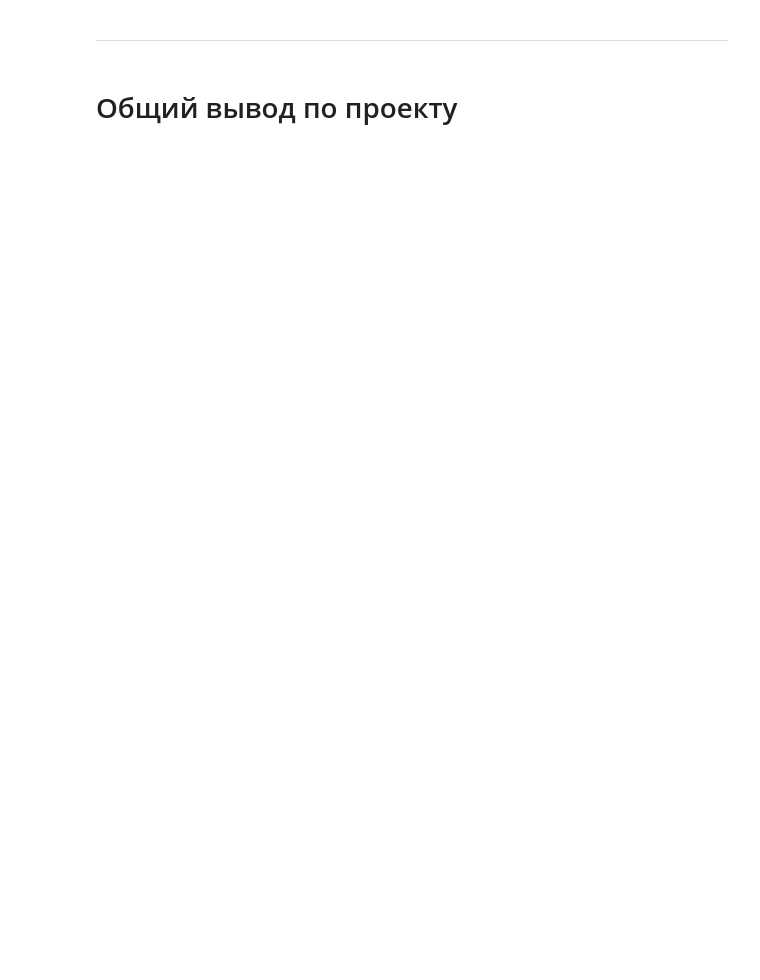
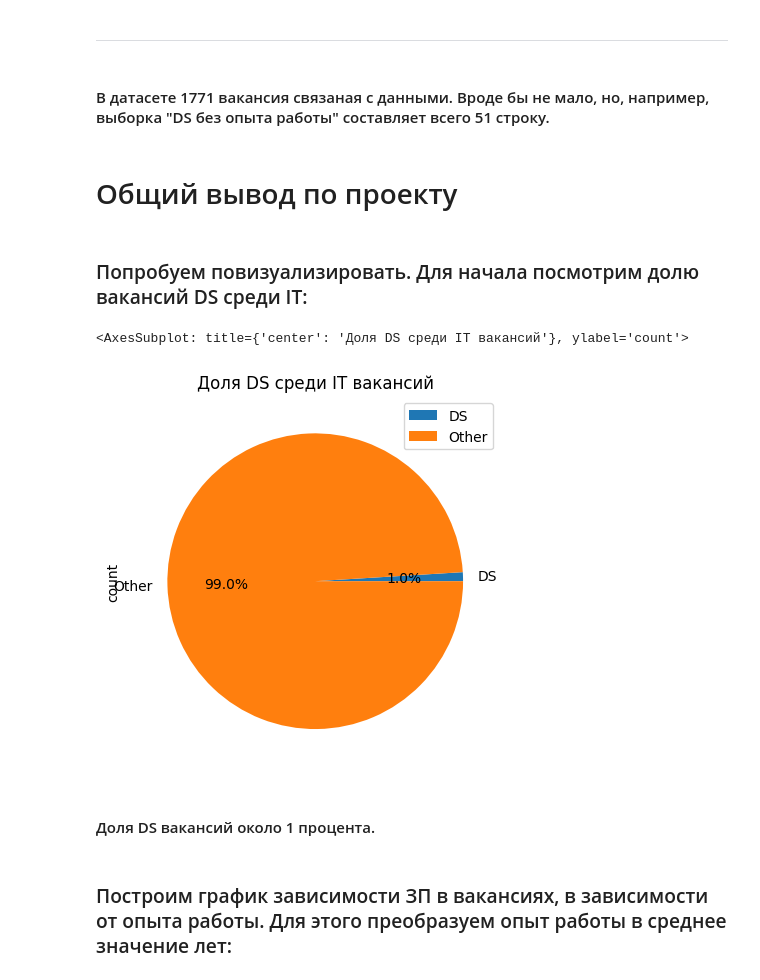
Before and after one commit to Dennniskoo/data_science, a Jupyter notebook: Project_2/Project_2.ipynb, the cells around one changed output. Cells and saved outputs as stored; diff of their text form; code cells hidden in the pictures; blank space fills up the shorter version.

Commit message:
Project 2

```diff
--- a/Project_2/Project_2.ipynb
+++ b/Project_2/Project_2.ipynb
@@ -8,10 +10,14 @@ import psycopg2
 # %%
 # вставьте сюда параметры подключения из юнита 1. Работа с базой данных из Python
-DBNAME = 'project_sql' #'skillfactory'
-USER = 'skillfactory'
-PASSWORD = 'cCkxxLVrDE8EbvjueeMedPKt'
-HOST = '84.201.134.129'
-PORT = 5432
+# %%
+connection = psycopg2.connect(
+    dbname=DBNAME,
+    user=USER,
+    host=HOST,
+    password=PASSWORD,
+    port=PORT
+)
+#warnings.filterwarnings('ignore', category=UserWarning)
 # %% [markdown]
 # Юнит 3. Предварительный анализ данных
 # %% [markdown]
@@ -228,2 +634,4 @@ data
+# %% [markdown]
+#### В датасете 1771 вакансия связаная с данными. Вроде бы не мало, но, например, выборка "DS без опыта работы" составляет всего 51 строку.
 # %% [markdown]
 # Общий вывод по проекту
@@ -232,0 +638,45 @@ data
+# %% [markdown]
+### Попробуем повизуализировать. Для начала посмотрим долю вакансий DS среди IT:
+# %%
+query = f'''
+select
+    'DS' proffession,
+    count(*)
+from
+    vacancies
+where
+    lower(name)    like '%data scientist%'
+    or lower(name) like '%data science%'
+    or lower(name) like '%исследователь данных%'
+    or name        like '%ML%' and name not like '%HTML%'
+    or lower(name) like '%machine learning%'
+    or lower(name) like '%машинн%обучен%'
+
+union
+
+select
+    'Other',
+    count(*)
+from
+    vacancies
+where
+    not (lower(name)    like '%data scientist%'
+         or lower(name) like '%data science%'
+         or lower(name) like '%исследователь данных%'
+         or name        like '%ML%' and name not like '%HTML%'
+         or lower(name) like '%machine learning%'
+         or lower(name) like '%машинн%обучен%')
+'''
+data = pd.read_sql_query(query, connection)
+data.plot.pie(y='count',
+              labels=data['proffession'],
+              title='Доля DS среди IT вакансий',
+              autopct='%1.1f%%'
+              )
+# %% [output]
+<AxesSubplot: title={'center': 'Доля DS среди IT вакансий'}, ylabel='count'>
+[figure, added]
+# %% [markdown]
+#### Доля DS вакансий около 1 процента.
+# %% [markdown]
+### Построим график зависимости ЗП в вакансиях, в зависимости от опыта работы. Для этого преобразуем опыт работы в среднее значение лет:
```
Also changed, not shown: parts of 110 cells of this notebook, 6 other files.
